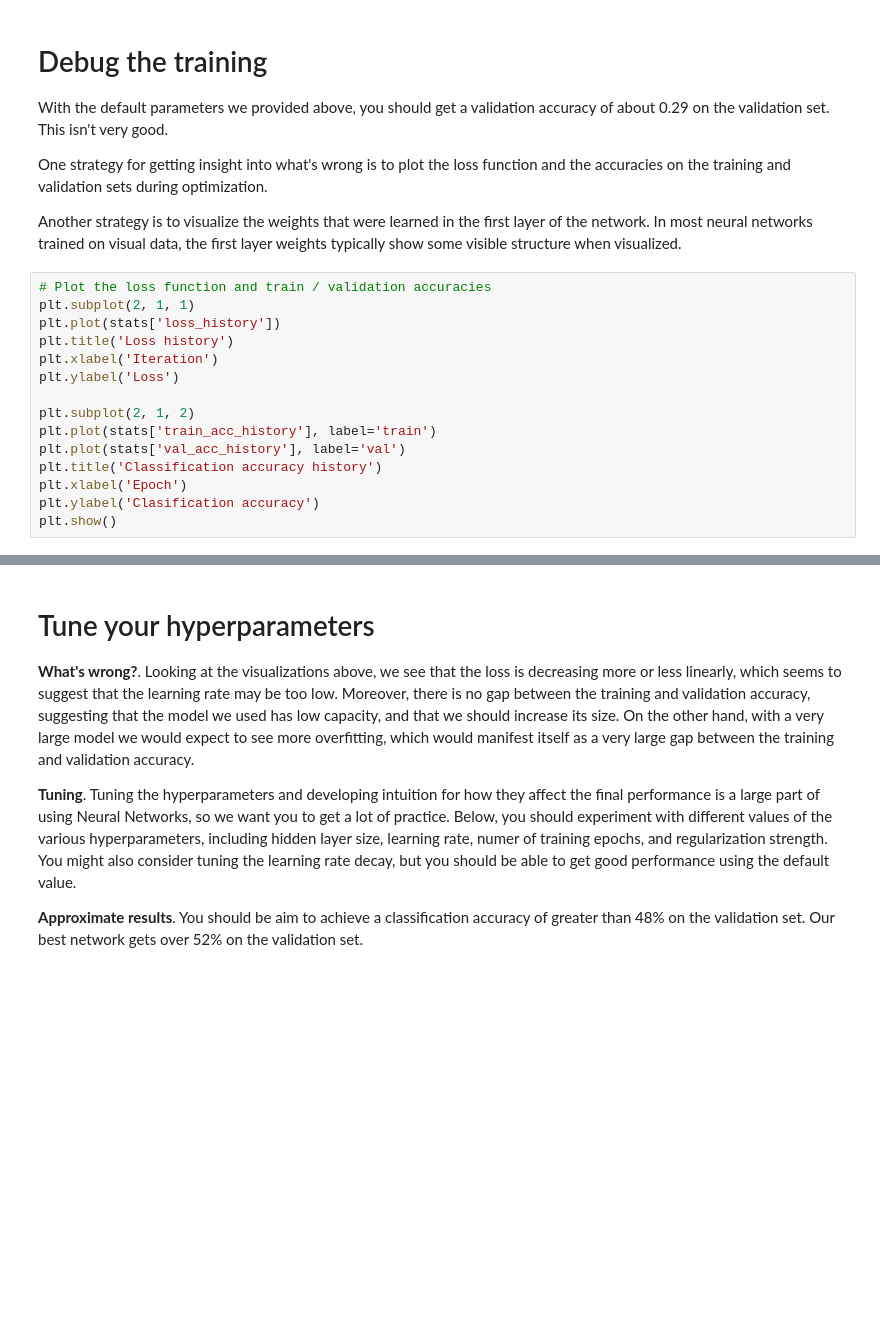
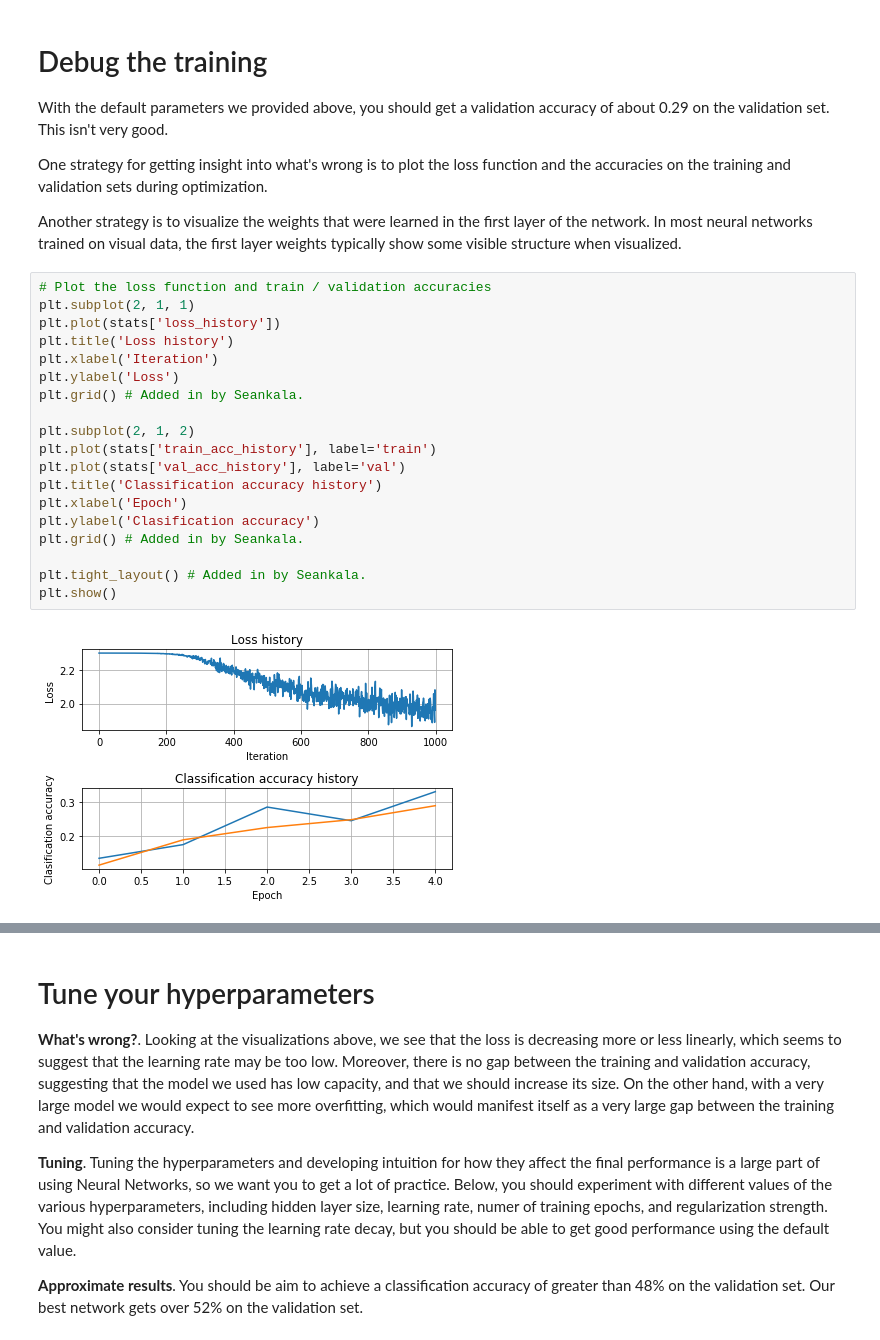
Before and after one commit to seankala/cs231n, a Jupyter notebook: assignments/assignment1/two_layer_net.ipynb, the cells around one changed output, grey strips where cells are left out. Drawn from its saved outputs; the diff is of its cells as text; blank space fills up the shorter version.

```diff
--- a/assignments/assignment1/two_layer_net.ipynb
+++ b/assignments/assignment1/two_layer_net.ipynb
@@ -191,18 +239,24 @@ Another strategy is to visualize the weights that were learned in the first laye
 # %%
 # Plot the loss function and train / validation accuracies
 plt.subplot(2, 1, 1)
 plt.plot(stats['loss_history'])
 plt.title('Loss history')
 plt.xlabel('Iteration')
 plt.ylabel('Loss')
+plt.grid() # Added in by Seankala.
 
 plt.subplot(2, 1, 2)
 plt.plot(stats['train_acc_history'], label='train')
 plt.plot(stats['val_acc_history'], label='val')
 plt.title('Classification accuracy history')
 plt.xlabel('Epoch')
 plt.ylabel('Clasification accuracy')
+plt.grid() # Added in by Seankala.
+
+plt.tight_layout() # Added in by Seankala.
 plt.show()
+# %% [output]
+[figure, added]
 # %%
 from cs231n.vis_utils import visualize_grid
 
```
Also changed, not shown: parts of 11 cells of this notebook.
